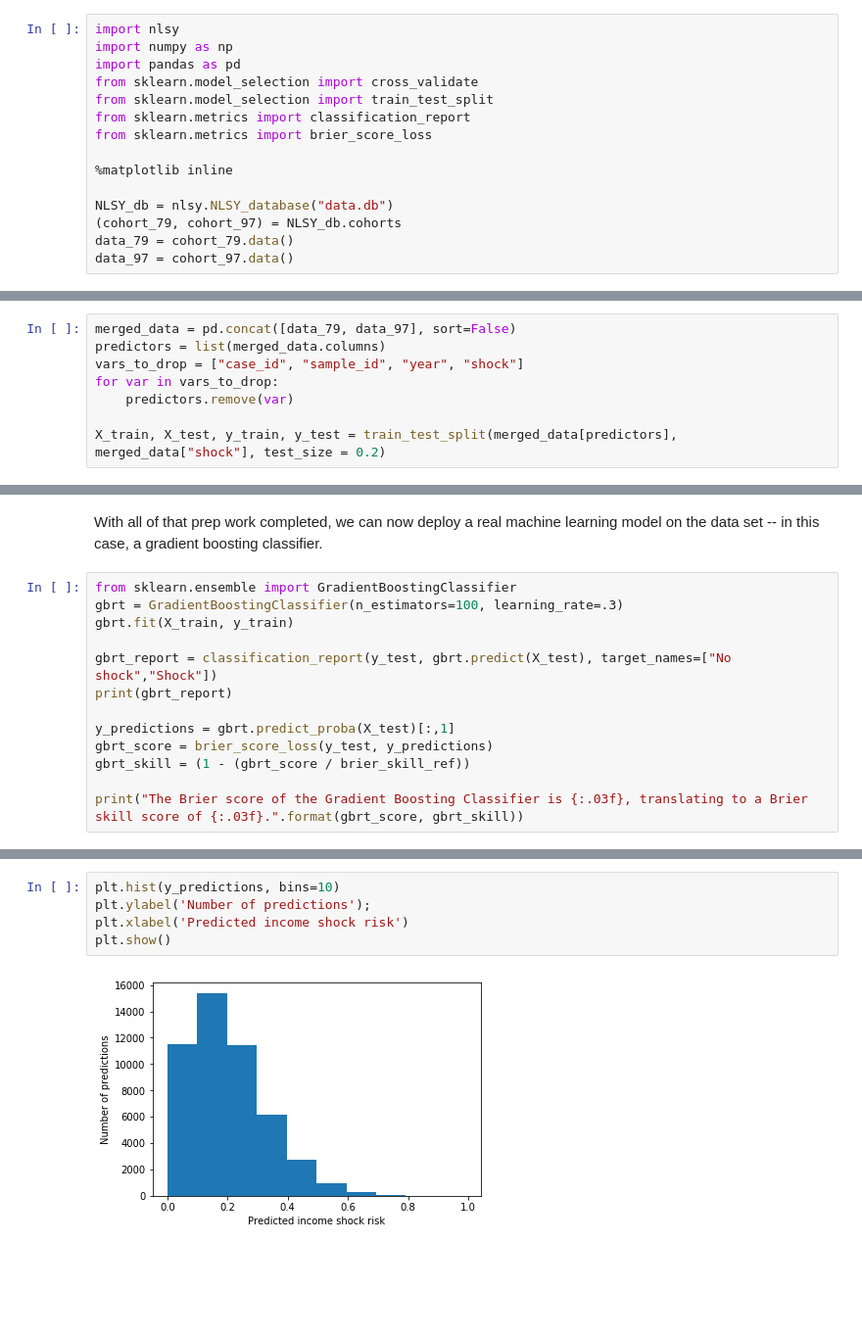
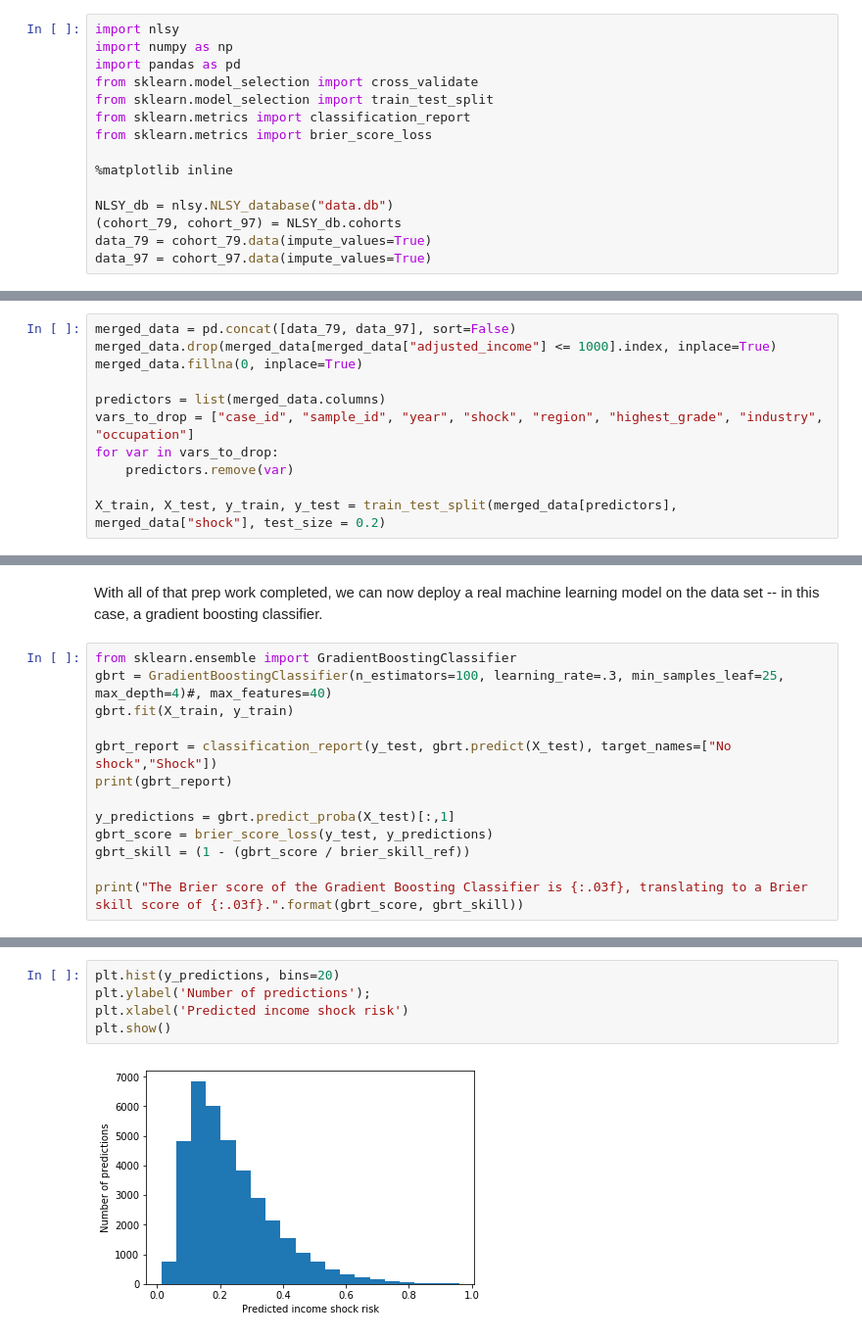
Before and after one commit to luajmelo/lucas-shock-prophet, a Jupyter notebook: MachineLearningExample.ipynb, the cells around one changed output, grey strips where cells are left out. Shown at 98% size. Cells and saved outputs as stored; diff of their text form; blank space fills up the shorter version.

```diff
--- a/MachineLearningExample.ipynb
+++ b/MachineLearningExample.ipynb
@@ -15,8 +15,8 @@ from sklearn.metrics import brier_score_loss
 
 NLSY_db = nlsy.NLSY_database("data.db")
 (cohort_79, cohort_97) = NLSY_db.cohorts
-data_79 = cohort_79.data()
-data_97 = cohort_97.data()
+data_79 = cohort_79.data(impute_values=True)
+data_97 = cohort_97.data(impute_values=True)
 # %% [markdown]
 Then, ensure that each cohort's dataframe includes the same columns. (This is necessary because some industry/occupation codes are used within only one of the two cohorts.)
 # %%
@@ -33,8 +33,11 @@ Next, create the merged data incorporating the samples from both cohorts, define
 For the purpose of this example, our training set consists of 80% of the instances across *both* cohorts. We can, of course, experiment with training models only on one cohort and then using each to predict the other.
 # %%
 merged_data = pd.concat([data_79, data_97], sort=False)
+merged_data.drop(merged_data[merged_data["adjusted_income"] <= 1000].index, inplace=True)
+merged_data.fillna(0, inplace=True)
+
 predictors = list(merged_data.columns)
-vars_to_drop = ["case_id", "sample_id", "year", "shock"]
+vars_to_drop = ["case_id", "sample_id", "year", "shock", "region", "highest_grade", "industry", "occupation"]
 for var in vars_to_drop:
     predictors.remove(var)
 
@@ -66,7 +69,7 @@ The Brier score of the dummy predictor is 0.156.
 With all of that prep work completed, we can now deploy a real machine learning model on the data set -- in this case, a gradient boosting classifier.
 # %%
 from sklearn.ensemble import GradientBoostingClassifier
-gbrt = GradientBoostingClassifier(n_estimators=100, learning_rate=.3)
+gbrt = GradientBoostingClassifier(n_estimators=100, learning_rate=.3, min_samples_leaf=25, max_depth=4)#, max_features=40)
 gbrt.fit(X_train, y_train)
 
 gbrt_report = classification_report(y_test, gbrt.predict(X_test), target_names=["No shock","Shock"])
@@ -113,9 +116,9 @@ Of course, it's possible that a model can be well-calibrated and still meaningle
 
 So to determine whether the model is assigning meaningfully different risk levels to different individuals, let's plot a histogram showing how many people received a given risk score:
 # %%
-plt.hist(y_predictions, bins=10)
+plt.hist(y_predictions, bins=20)
 plt.ylabel('Number of predictions');
 plt.xlabel('Predicted income shock risk')
 plt.show()
 # %% [output]
-[figure, old version]
+[figure, new version]
```
Also changed, not shown: parts of 9 cells of this notebook, 3 other files.
